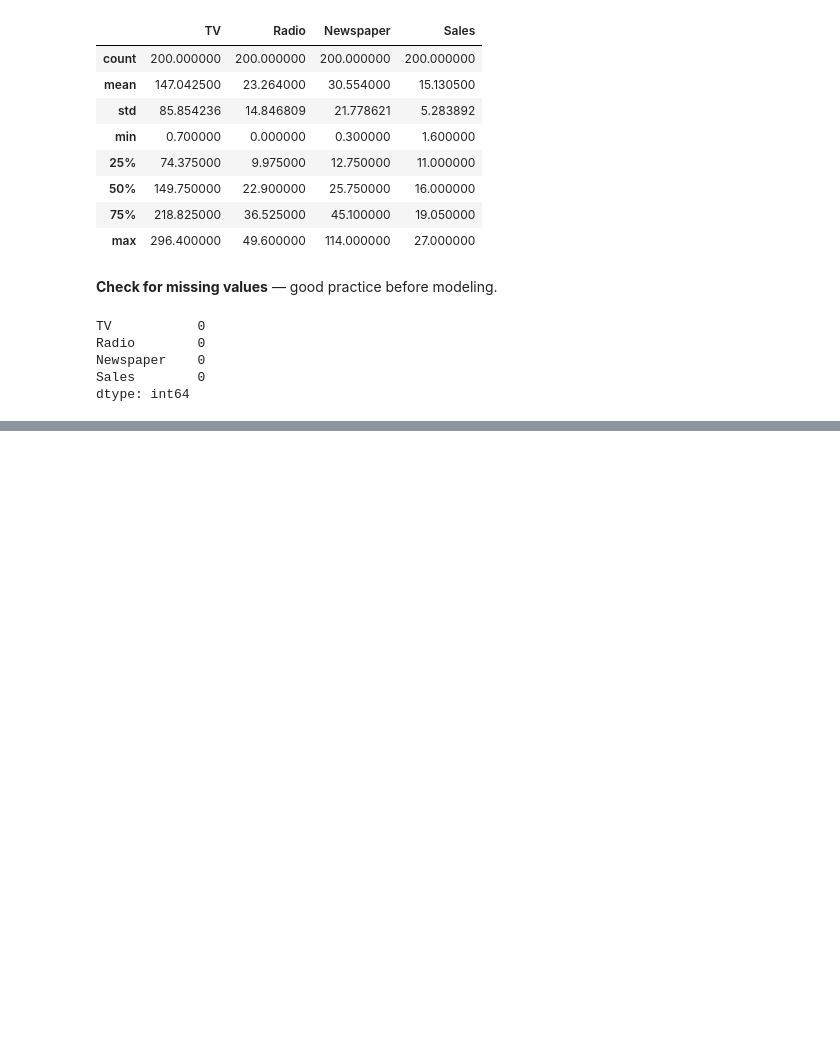
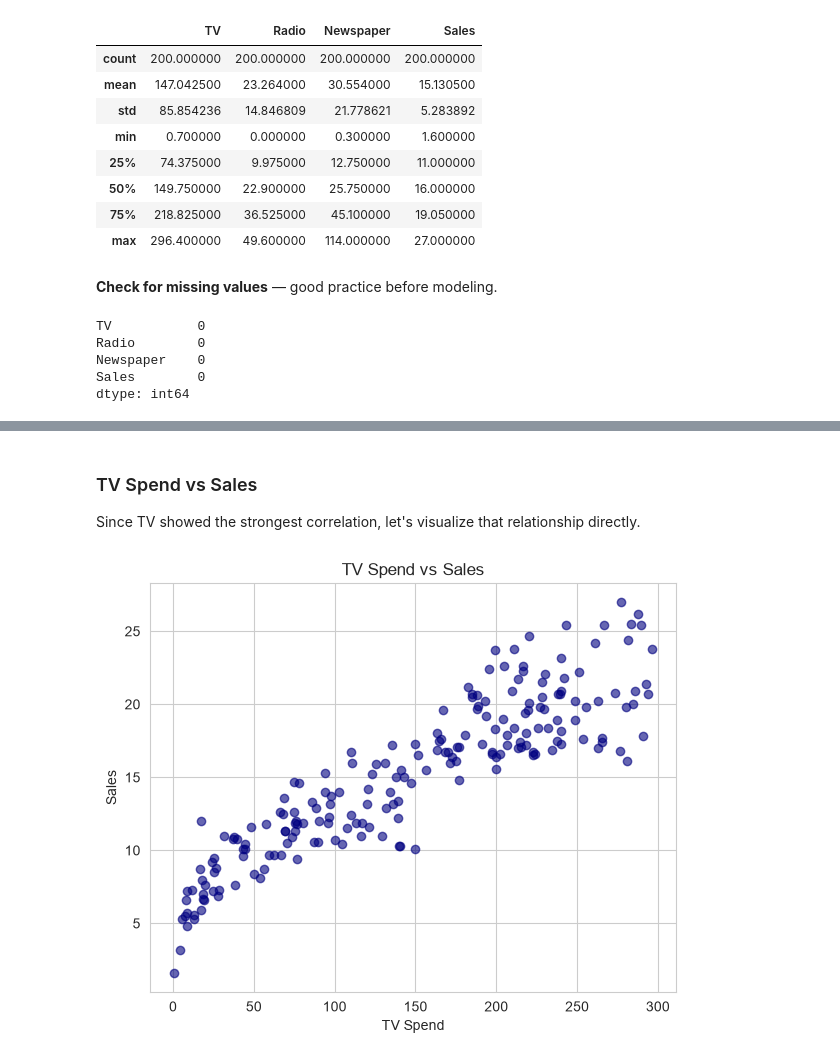
Before and after one commit to Anshul6933/CODSOFT, a Jupyter notebook: Task2_SalesPrediction/sales_prediction.ipynb, the cells around one changed output, grey strips where cells are left out. Cells and saved outputs as stored; diff of their text form; code cells hidden in the pictures; blank space fills up the shorter version.

```diff
--- a/Task2_SalesPrediction/sales_prediction.ipynb
+++ b/Task2_SalesPrediction/sales_prediction.ipynb
@@ -80,0 +106,15 @@ dtype: int64
+# %% [markdown]
+### TV Spend vs Sales
+
+Since TV showed the strongest correlation, let's visualize that relationship directly.
+# %%
+plt.figure(figsize=(6,5))
+plt.scatter(df['TV'], df['Sales'], alpha=0.6, color='navy')
+plt.xlabel('TV Spend')
+plt.ylabel('Sales')
+plt.title('TV Spend vs Sales')
+plt.tight_layout()
+plt.savefig('tv_vs_sales.png', dpi=120)
+plt.show()
+# %% [output]
+[figure, added]
```
Also changed, not shown: parts of 25 cells of this notebook, 7 other files.
